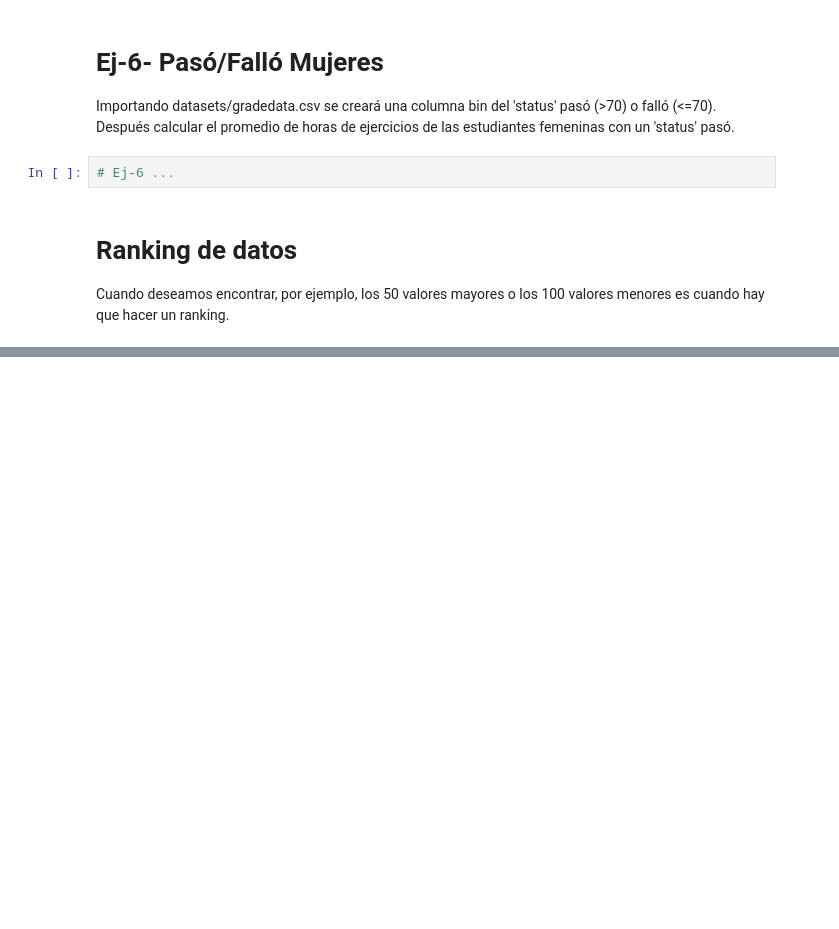
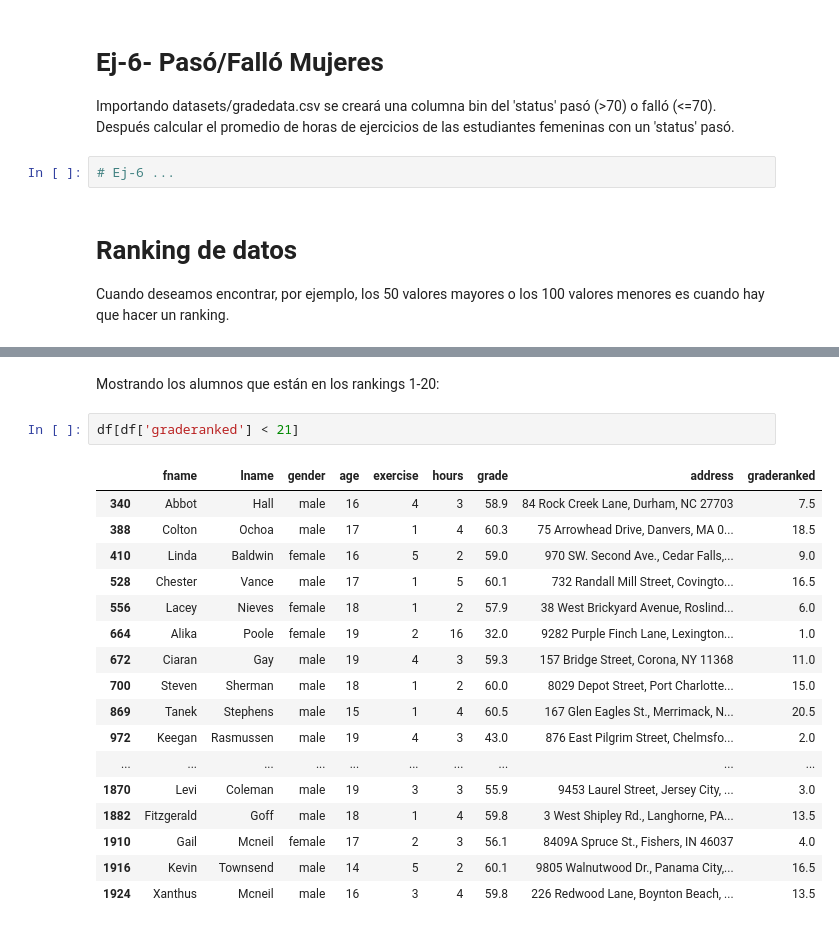
Before and after one commit to MarianaArzapalo/1-ADescDatos, a Jupyter notebook: 01-li-datos.ipynb, the cells around one changed output, grey strips where cells are left out. Saved outputs shown, nothing was run; the diff lists cells and outputs as text; blank space fills up the shorter version.

```diff
--- a/01-li-datos.ipynb
+++ b/01-li-datos.ipynb
@@ -627,0 +642,22 @@ df.tail()
+# %% [markdown]
+Mostrando los alumnos que están en los rankings 1-20:
+# %%
+df[df['graderanked'] < 21]
+# %% [output]
+|  | fname | lname | gender | age | exercise | hours | grade | address | graderanked |
+| 340 | Abbot | Hall | male | 16 | 4 | 3 | 58.9 | 84 Rock Creek Lane, Durham, NC 27703 | 7.5 |
+| 388 | Colton | Ochoa | male | 17 | 1 | 4 | 60.3 | 75 Arrowhead Drive, Danvers, MA 0... | 18.5 |
+| 410 | Linda | Baldwin | female | 16 | 5 | 2 | 59.0 | 970 SW. Second Ave., Cedar Falls,... | 9.0 |
+| 528 | Chester | Vance | male | 17 | 1 | 5 | 60.1 | 732 Randall Mill Street, Covingto... | 16.5 |
+| 556 | Lacey | Nieves | female | 18 | 1 | 2 | 57.9 | 38 West Brickyard Avenue, Roslind... | 6.0 |
+| 664 | Alika | Poole | female | 19 | 2 | 16 | 32.0 | 9282 Purple Finch Lane, Lexington... | 1.0 |
+| 672 | Ciaran | Gay | male | 19 | 4 | 3 | 59.3 | 157 Bridge Street, Corona, NY 11368 | 11.0 |
+| 700 | Steven | Sherman | male | 18 | 1 | 2 | 60.0 | 8029 Depot Street, Port Charlotte... | 15.0 |
+| 869 | Tanek | Stephens | male | 15 | 1 | 4 | 60.5 | 167 Glen Eagles St., Merrimack, N... | 20.5 |
+| 972 | Keegan | Rasmussen | male | 19 | 4 | 3 | 43.0 | 876 East Pilgrim Street, Chelmsfo... | 2.0 |
+| ... | ... | ... | ... | ... | ... | ... | ... | ... | ... |
+| 1870 | Levi | Coleman | male | 19 | 3 | 3 | 55.9 | 9453 Laurel Street, Jersey City, ... | 3.0 |
+| 1882 | Fitzgerald | Goff | male | 18 | 1 | 4 | 59.8 | 3 West Shipley Rd., Langhorne, PA... | 13.5 |
+| 1910 | Gail | Mcneil | female | 17 | 2 | 3 | 56.1 | 8409A Spruce St., Fishers, IN 46037 | 4.0 |
+| 1916 | Kevin | Townsend | male | 14 | 5 | 2 | 60.1 | 9805 Walnutwood Dr., Panama City,... | 16.5 |
+| 1924 | Xanthus | Mcneil | male | 16 | 3 | 4 | 59.8 | 226 Redwood Lane, Boynton Beach, ... | 13.5 |
```
Also changed, not shown: parts of 23 cells of this notebook.
